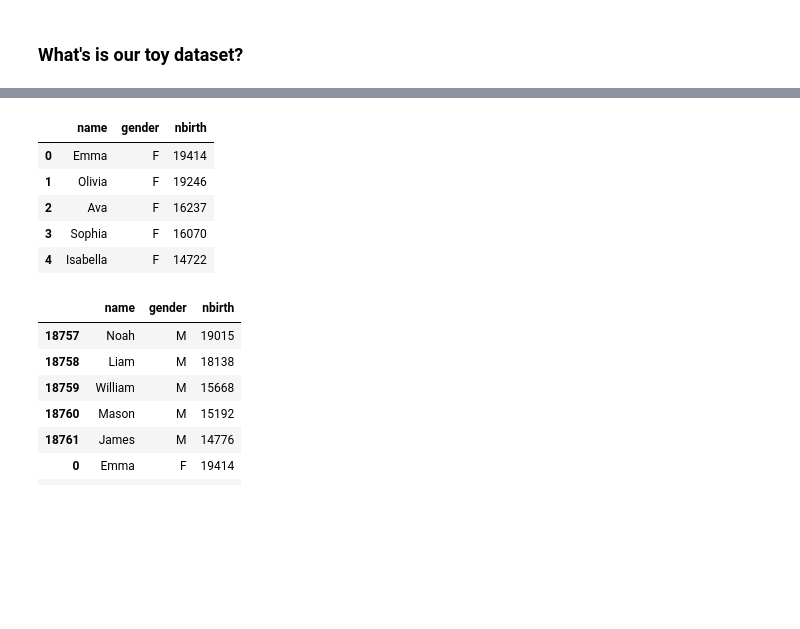
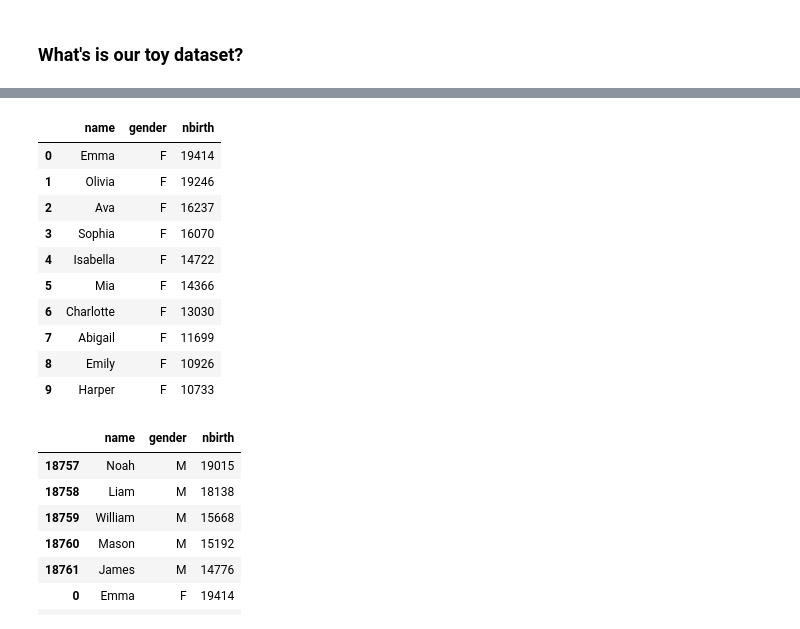
Before and after one commit to drliangjin/minipy, a Jupyter notebook: notebooks/Session_3/Episode_Bonus/minipy_bonus_3.ipynb, the cells around one changed output, grey strips where cells are left out. Saved outputs shown, nothing was run; the diff lists cells and outputs as text; code cells hidden in the pictures; blank space fills up the shorter version.

```diff
--- a/notebooks/Session_3/Episode_Bonus/minipy_bonus_3.ipynb
+++ b/notebooks/Session_3/Episode_Bonus/minipy_bonus_3.ipynb
@@ -21,17 +41,22 @@ os.path.join(babynames_path, 'yob2016.txt')
 # %%
 import pandas as pd
 
 baby2016 = pd.read_csv("/Users/jin/minipy/datasets/babynames/yob2016.txt",
                            names=['name', 'gender', 'nbirth'])
 
-baby2016.head()
+baby2016.head(10)
 # %% [output]
 |  | name | gender | nbirth |
 | 0 | Emma | F | 19414 |
 | 1 | Olivia | F | 19246 |
 | 2 | Ava | F | 16237 |
 | 3 | Sophia | F | 16070 |
 | 4 | Isabella | F | 14722 |
+| 5 | Mia | F | 14366 |
+| 6 | Charlotte | F | 13030 |
+| 7 | Abigail | F | 11699 |
+| 8 | Emily | F | 10926 |
+| 9 | Harper | F | 10733 |
 # %%
 # let's have a look top 5 names for girls and boys
 baby2016.sort_values(['gender','nbirth'], ascending=False).groupby('gender').head(5)
```
Also changed, not shown: parts of 8 cells of this notebook, 3 other files.
